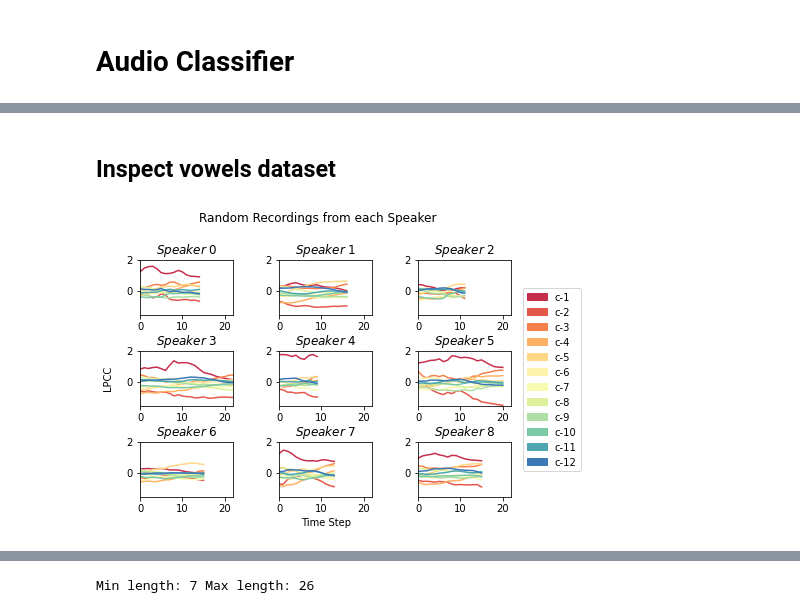
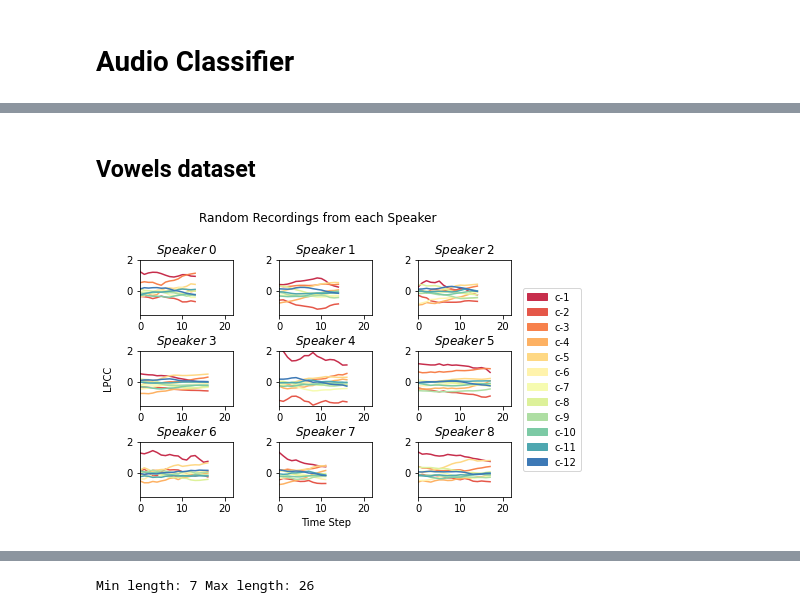
Before and after one commit to NikolaiHerrmann/audio-classifier, a Jupyter notebook: classifier.ipynb, the cells around one changed output, grey strips where cells are left out. Drawn from its saved outputs; the diff is of its cells as text; code cells hidden in the pictures.

```diff
--- a/classifier.ipynb
+++ b/classifier.ipynb
@@ -94,2 +8,2 @@ X_test_vowels, y_test_vowels = get_labels(data_test_vowels, test_block_lens)
 # %% [markdown]
-## Inspect vowels dataset
+## Vowels dataset
@@ -111,26 +10,5 @@ def add_axis_labels(fig):
 # %%
-fig, ax = plt.subplots(nrows=3, ncols=3)
-fig.tight_layout(pad=1.5)
-
-
-max_range = 30
-min_range = 0
-count = 0
-
-for row in ax:
-    for col in row:
-        random_point = np.random.randint(min_range, max_range)
-        min_range += 30
-        max_range += 30
-        plot_recording(col, X_train_vowels[random_point].T, title="Speaker \;" + str(count))
-        count += 1
-
-seed()
-add_axis_labels(fig)
-fig.suptitle("Random Recordings from each Speaker", y=1.1)
-patches = [mpatches.Patch(color=c, label="c-" + str(i + 1)) for i, c in enumerate(COLORS)]
-plt.legend(handles=patches, bbox_to_anchor=(1.2, 0.9))
-save_plot("rand_speakers")
-plt.show()
+X_train_vowels, y_train_vowels, X_test_vowels, y_test_vowels = get_japanese_vowels()
+plot_recordings(X_train_vowels)
 # %% [output]
-[figure, old version]
+[figure, new version]
```
Also changed, not shown: parts of 33 cells of this notebook, 11 other files.
